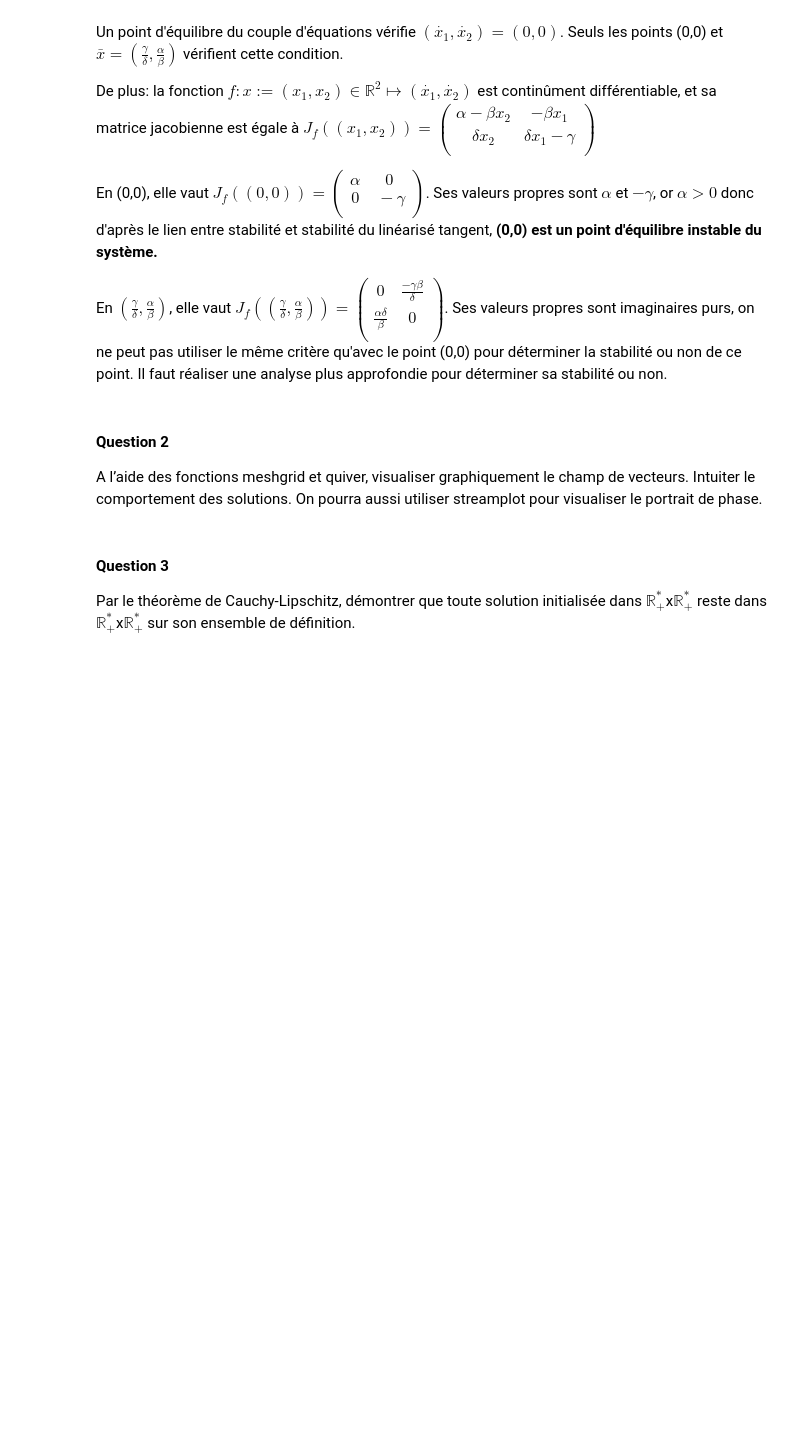
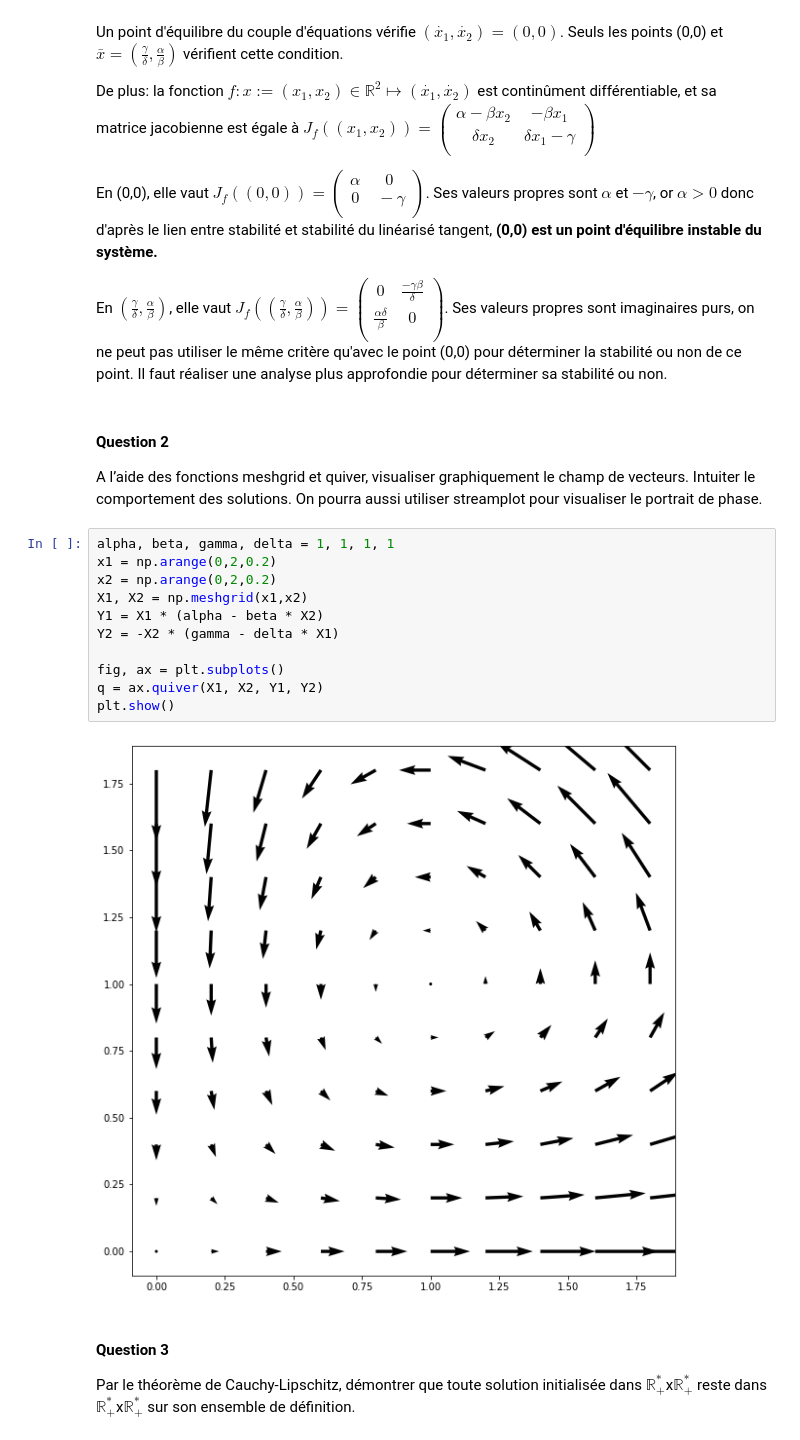
Before and after one commit to jdelaplace/Projet-numerique-equas-diff, a Jupyter notebook: Projet numerique equas diff.ipynb, the cells around one changed output. Saved outputs shown, nothing was run; the diff lists cells and outputs as text; blank space fills up the shorter version.

```diff
--- a/Projet numerique equas diff.ipynb
+++ b/Projet numerique equas diff.ipynb
@@ -28,6 +28,19 @@ En $(\frac{\gamma}{\delta},\frac{\alpha}{\beta})$, elle vaut $J_{f}((\frac{\gamm
 # %% [markdown]
 #### Question 2
 A l’aide des fonctions meshgrid et quiver, visualiser graphiquement le champ de vecteurs. Intuiter le comportement des solutions. On pourra aussi utiliser streamplot pour visualiser le portrait de phase.
+# %%
+alpha, beta, gamma, delta = 1, 1, 1, 1
+x1 = np.arange(0,2,0.2)
+x2 = np.arange(0,2,0.2)
+X1, X2 = np.meshgrid(x1,x2)
+Y1 = X1 * (alpha - beta * X2)
+Y2 = -X2 * (gamma - delta * X1)
+
+fig, ax = plt.subplots()
+q = ax.quiver(X1, X2, Y1, Y2)
+plt.show()
+# %% [output]
+[figure, added]
 # %% [markdown]
 #### Question 3
 Par le théorème de Cauchy-Lipschitz, démontrer que toute solution initialisée dans $\mathbb{R}_{+}^{*}$x$\mathbb{R}_{+}^{*}$ reste dans $\mathbb{R}_{+}^{*}$x$\mathbb{R}_{+}^{*}$ sur son ensemble de définition.
```
